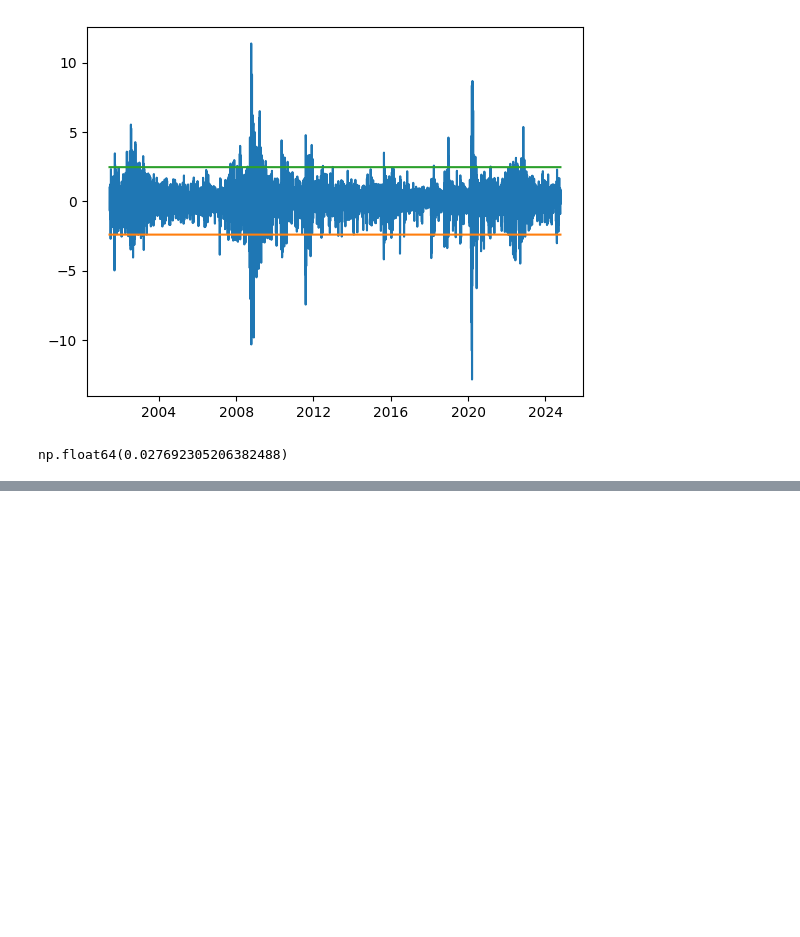
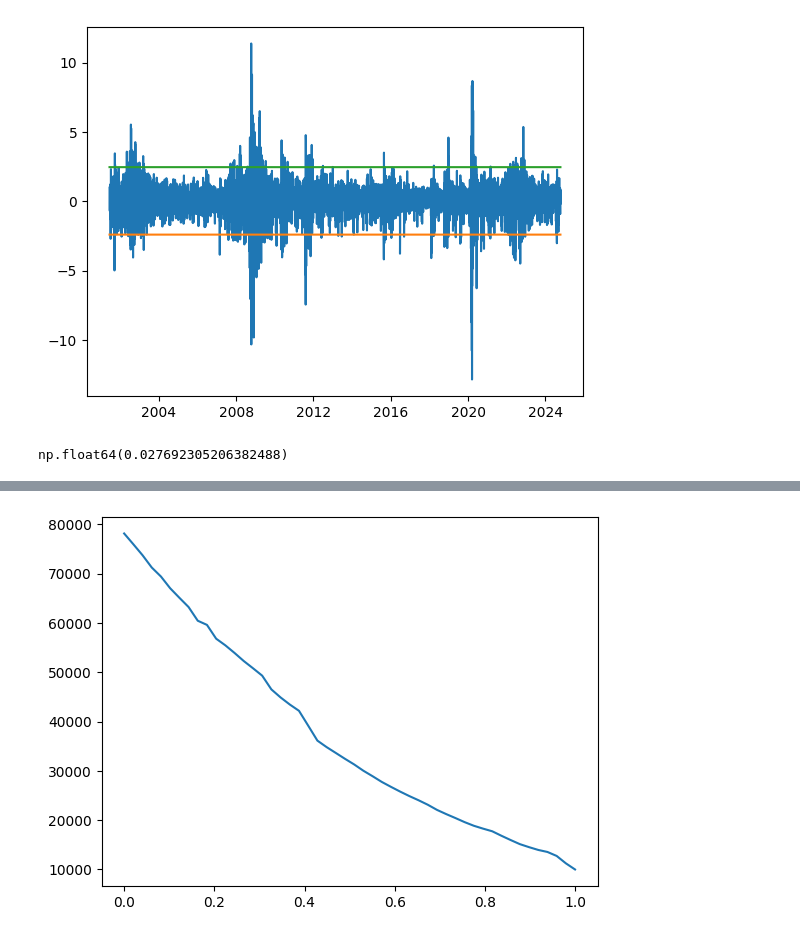
Before and after one commit to anselm67/Portfolio, a Jupyter notebook: Stuff.ipynb, the cells around one changed output, grey strips where cells are left out. Saved outputs shown, nothing was run; the diff lists cells and outputs as text; code cells hidden in the pictures; blank space fills up the shorter version.

```diff
--- a/Stuff.ipynb
+++ b/Stuff.ipynb
@@ -122,3 +122,38 @@ x.Change.mean()
 # %% [output]
 [figure]
 np.float64(0.027692305206382488)
+# %%
+import math
+
+def balance(target: float, initial_cash: float, bound=.25, verbose=True):
+    price = h.iloc[0].Close
+    stock = math.floor((1.0 - target) * initial_cash / price)
+    cash = initial_cash - stock * price
+    if verbose:
+        print(f"${cash + stock * price:,.2f}: {stock} shares @ ${price:.2f} and ${cash:.2f} {100.0 * cash / (cash + stock * price):.2f}%")
+    for ts, row in h.shift(-1).iterrows():
+        if np.isnan(row.Close):
+            break
+        price = row.Close
+        new_total = cash + stock * price
+        if cash / new_total < (1.0 - bound) * target:
+            target_cash = target* new_total
+            sell = math.floor((target_cash - cash) / price)
+            if sell > 0:
+                stock -= sell
+                cash += sell * price
+                if verbose:
+                    print(f"{ts} SOLD   {sell} => ${cash + stock * price:,.2f}: {stock} shares and ${cash:.2f}")
+        elif cash / new_total > (1.0 + bound) * target:
+            target_cash = target * new_total
+            buy = math.floor((cash - target_cash) / price)
+            if buy > 0:
+                stock += buy
+                cash -= buy * price
+                if verbose:
+                    print(f"{ts} BOUGHT {buy} => ${cash + stock * price:.2f}: {stock} shares and ${cash:.2f}")
+    if verbose:
+        print(f"${cash + stock * price:,.2f}: {stock} shares @ ${price:,.2f} and ${cash:.2f} {100.0 * cash / (cash + stock * price):.2f}%")
+    return cash + stock * price
+
+balance(0.2, 10000.0)
@@ -124,0 +175,9 @@ np.float64(0.027692305206382488)
+# %%
+# Plot return vs targtet ratio (cash / total)
+def balance_by_ratio():
+    scope = np.linspace(0, 1.0, 50)
+    plt.plot(scope, np.array([balance(target, 10000.0, verbose=False) for target in scope]))
+
+balance_by_ratio()
+# %% [output]
+[figure, added]
```
Also changed, not shown: parts of 2 cells of this notebook.
